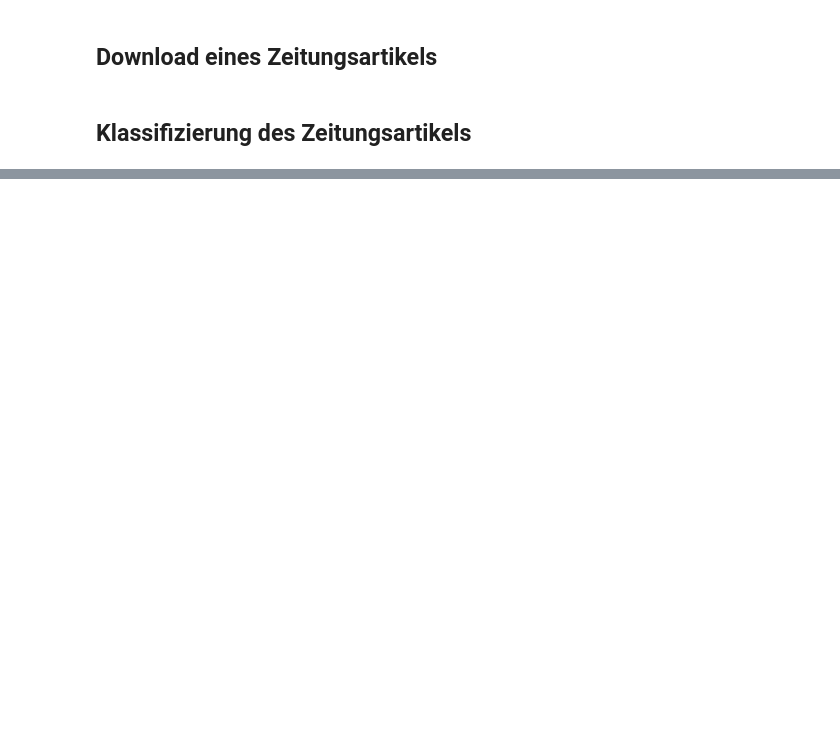
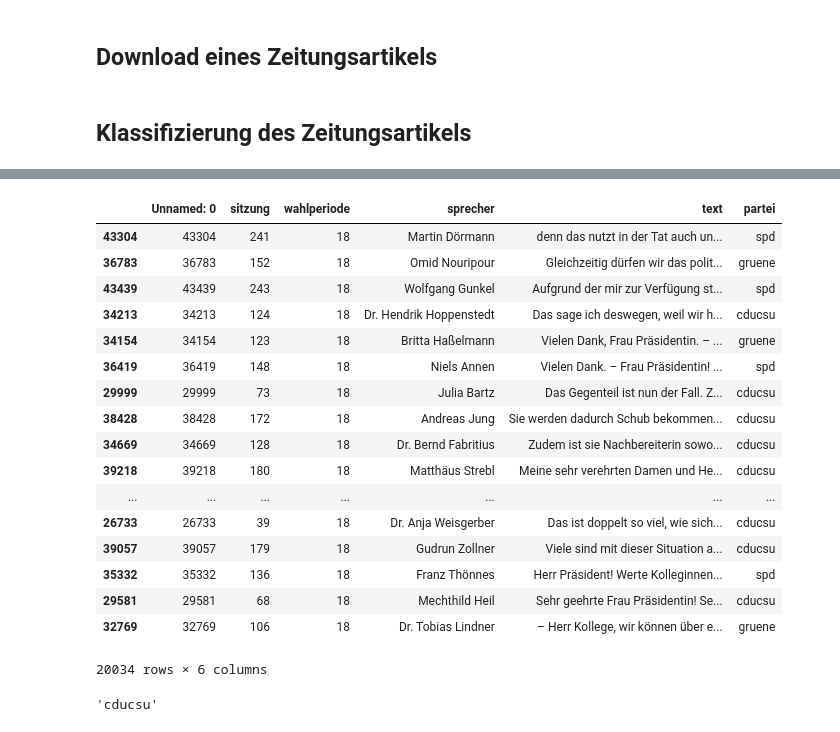
Before and after one commit to felixbiessmann/ml-schule, a Jupyter notebook: ml-schule.ipynb, the cells around one changed output, grey strips where cells are left out. Drawn from its saved outputs; the diff is of its cells as text; code cells hidden in the pictures; blank space fills up the shorter version.

```diff
--- a/ml-schule.ipynb
+++ b/ml-schule.ipynb
@@ -328,0 +239,25 @@ Grid scores on development set:
+# %%
+df[df.wahlperiode==18]
+# %% [output]
+|  | Unnamed: 0 | sitzung | wahlperiode | sprecher | text | partei |
+| 43304 | 43304 | 241 | 18 | Martin Dörmann | denn das nutzt in der Tat auch un... | spd |
+| 36783 | 36783 | 152 | 18 | Omid Nouripour | Gleichzeitig dürfen wir das polit... | gruene |
+| 43439 | 43439 | 243 | 18 | Wolfgang Gunkel | Aufgrund der mir zur Verfügung st... | spd |
+| 34213 | 34213 | 124 | 18 | Dr. Hendrik Hoppenstedt | Das sage ich deswegen, weil wir h... | cducsu |
+| 34154 | 34154 | 123 | 18 | Britta Haßelmann | Vielen Dank, Frau Präsidentin. – ... | gruene |
+| 36419 | 36419 | 148 | 18 | Niels Annen | Vielen Dank. – Frau Präsidentin! ... | spd |
+| 29999 | 29999 | 73 | 18 | Julia Bartz | Das Gegenteil ist nun der Fall. Z... | cducsu |
+| 38428 | 38428 | 172 | 18 | Andreas Jung | Sie werden dadurch Schub bekommen... | cducsu |
+| 34669 | 34669 | 128 | 18 | Dr. Bernd Fabritius | Zudem ist sie Nachbereiterin sowo... | cducsu |
+| 39218 | 39218 | 180 | 18 | Matthäus Strebl | Meine sehr verehrten Damen und He... | cducsu |
+| ... | ... | ... | ... | ... | ... | ... |
+| 26733 | 26733 | 39 | 18 | Dr. Anja Weisgerber | Das ist doppelt so viel, wie sich... | cducsu |
+| 39057 | 39057 | 179 | 18 | Gudrun Zollner | Viele sind mit dieser Situation a... | cducsu |
+| 35332 | 35332 | 136 | 18 | Franz Thönnes | Herr Präsident! Werte Kolleginnen... | spd |
+| 29581 | 29581 | 68 | 18 | Mechthild Heil | Sehr geehrte Frau Präsidentin! Se... | cducsu |
+| 32769 | 32769 | 106 | 18 | Dr. Tobias Lindner | – Herr Kollege, wir können über e... | gruene |
+20034 rows × 6 columns
+# %%
+testdf.partei.values[0]
+# %% [output]
+'cducsu'
```
Also changed, not shown: parts of 11 cells of this notebook.
